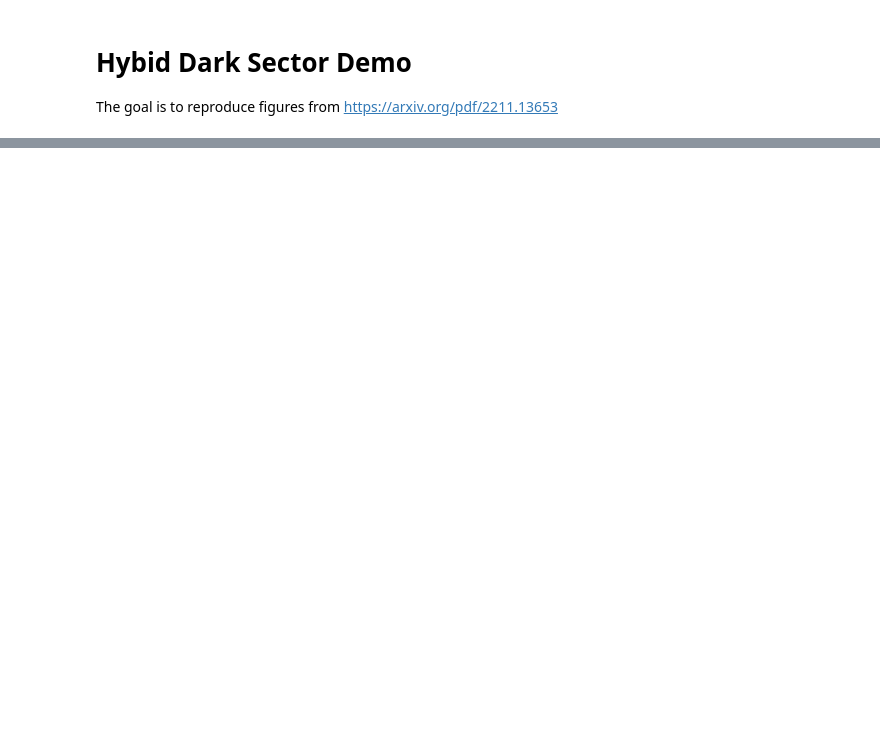
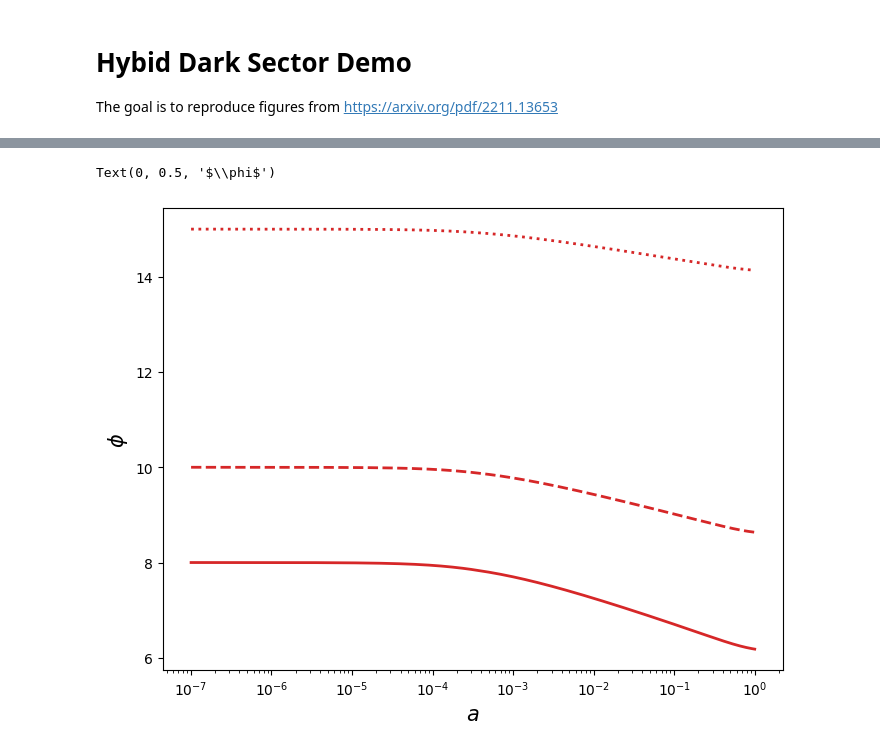
Before and after one commit to joaoreboucas1/CAMB-HDS, a Jupyter notebook: docs/HDS-Demo.ipynb, the cells around one changed output, grey strips where cells are left out. Cells and saved outputs as stored; diff of their text form; code cells hidden in the pictures; blank space fills up the shorter version.

```diff
--- a/docs/HDS-Demo.ipynb
+++ b/docs/HDS-Demo.ipynb
@@ -149,0 +150,20 @@ plt.ylabel(r"$\Omega$", fontsize=15)
+# %%
+# Relative densities of all species
+# Each linestyle is a different case
+plt.figure(figsize=(8, 6))
+
+lws = [2, 2, 2, 1]
+lss = ['-', '--', ':', '-']
+colors = ['tab:red', 'tab:green', 'tab:purple', 'black']
+legend_labels = [fr"$\phi_i = {case}$" if case != "LCDM" else fr"$\Lambda CDM$" for case in cases]
+for case, result, ls, lw, color, label in zip(cases, results, lss, lws, colors, legend_labels):
+    if case == "LCDM": continue
+    aa = result.Params.DarkEnergy.sampled_a
+    phi = result.Params.DarkEnergy.phi_a
+    plt.semilogx(aa, phi, ls=ls, lw=lw, label=label, color='tab:red')
+
+plt.xlabel(r"$a$", fontsize=15)
+plt.ylabel(r"$\phi$", fontsize=15)
+# %% [output]
+Text(0, 0.5, '$\\phi$')
+[figure, added]
```
Also changed, not shown: parts of 5 cells of this notebook, 2 other files.
